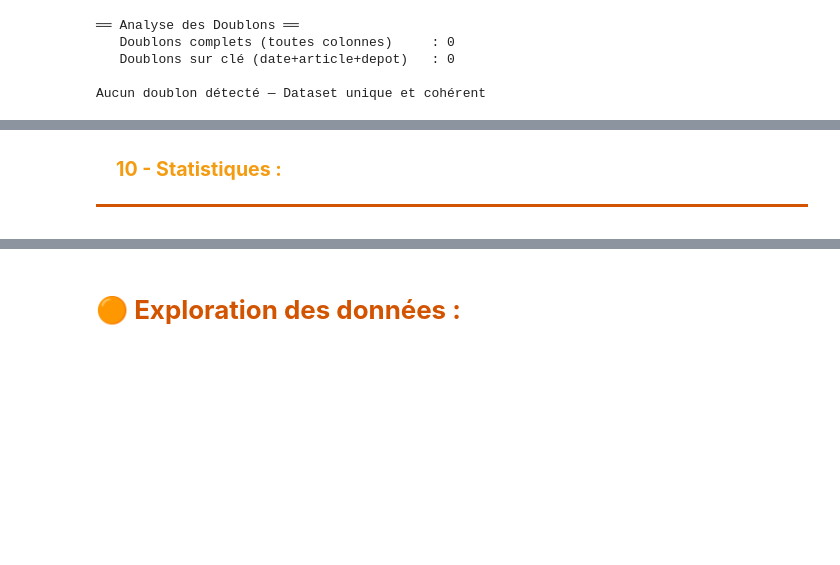
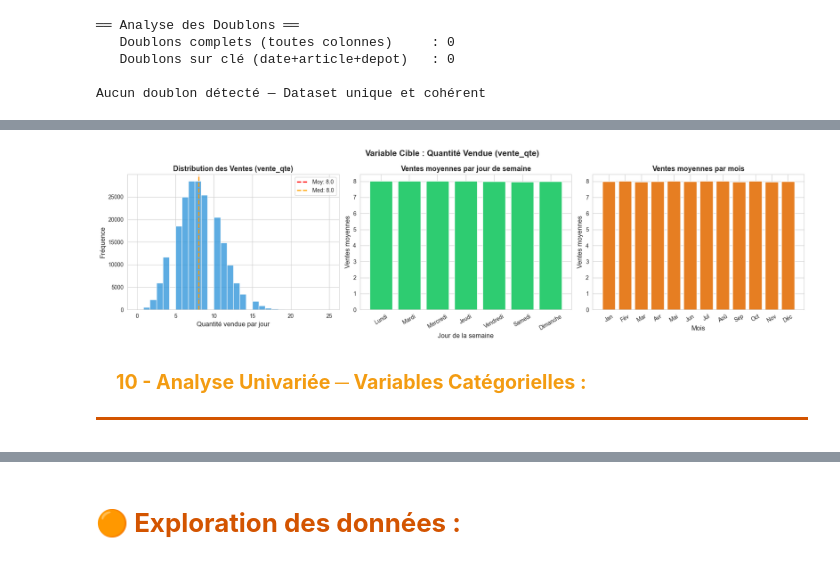
Before and after one commit to salmaIKSOD/Intelligent-Stock-Optimization-Platform, a Jupyter notebook: Notebooks/Stock.ipynb, the cells around one changed output, grey strips where cells are left out. Cells and saved outputs as stored; diff of their text form; code cells hidden in the pictures; blank space fills up the shorter version.

```diff
--- a/Notebooks/Stock.ipynb
+++ b/Notebooks/Stock.ipynb
@@ -389,6 +493,44 @@ display(stats.round(3))
+# %%
+# ── Analyse spécifique de la variable cible : vente_qte
+fig, axes = plt.subplots(1, 3, figsize=(18, 5))
+
+# Distribution
+axes[0].hist(df['vente_qte'], bins=30, color='#3498db', edgecolor='white', alpha=0.8)
+axes[0].set_title('Distribution des Ventes (vente_qte)', fontsize=13, fontweight='bold')
+axes[0].set_xlabel('Quantité vendue par jour')
+axes[0].set_ylabel('Fréquence')
+axes[0].axvline(df['vente_qte'].mean(),   color='red',    linestyle='--', linewidth=2, label=f'Moy: {df["vente_qte"].mean():.1f}')
+axes[0].axvline(df['vente_qte'].median(), color='orange', linestyle='--', linewidth=2, label=f'Med: {df["vente_qte"].median():.1f}')
+axes[0].legend()
+
+# Ventes par jour de semaine
+jours = ['Lundi','Mardi','Mercredi','Jeudi','Vendredi','Samedi','Dimanche']
+ventes_jour = df.groupby('jour_semaine')['vente_qte'].mean().reindex(range(7))
+axes[1].bar(jours, ventes_jour.values, color='#2ecc71', edgecolor='white')
+axes[1].set_title('Ventes moyennes par jour de semaine', fontsize=13, fontweight='bold')
+axes[1].set_xlabel('Jour de la semaine')
+axes[1].set_ylabel('Ventes moyennes')
+axes[1].tick_params(axis='x', rotation=30)
+
+# Ventes par mois
+ventes_mois = df.groupby('mois')['vente_qte'].mean()
+mois_labels = ['Jan','Fév','Mar','Avr','Mai','Jun','Jul','Aoû','Sep','Oct','Nov','Déc']
+axes[2].bar(ventes_mois.index, ventes_mois.values, color='#e67e22', edgecolor='white')
+axes[2].set_title('Ventes moyennes par mois', fontsize=13, fontweight='bold')
+axes[2].set_xlabel('Mois')
+axes[2].set_ylabel('Ventes moyennes')
+axes[2].set_xticks(ventes_mois.index)
+axes[2].set_xticklabels(mois_labels[:len(ventes_mois)], rotation=30)
+
+plt.suptitle('Variable Cible : Quantité Vendue (vente_qte)', fontsize=15, fontweight='bold')
+plt.tight_layout()
+plt.savefig('phase1_target_variable.png', bbox_inches='tight', dpi=150)
+plt.show()
+# %% [output]
+[figure, added]
 # %% [markdown]
 <div style="background: linear-gradient(to right, #D3540020, #FEF5E8); padding: 12px 20px; border-bottom: 3px solid #D35400; max-width: 1350px; font-family: 'Times New Roman'; margin-bottom: 15px;">
     <p style="font-family: 'Times New Roman'; font-size: 1.4em; font-weight: bold; color: #F39C12; margin: 0; text-shadow: 0 0 2px rgba(211,84,0,0.2);">
-         10 - Statistiques  :
+         10 - Analyse Univariée ─ Variables Catégorielles :
     </p>
 </div>
```
Also changed, not shown: parts of 8 cells of this notebook, 3 other files.
